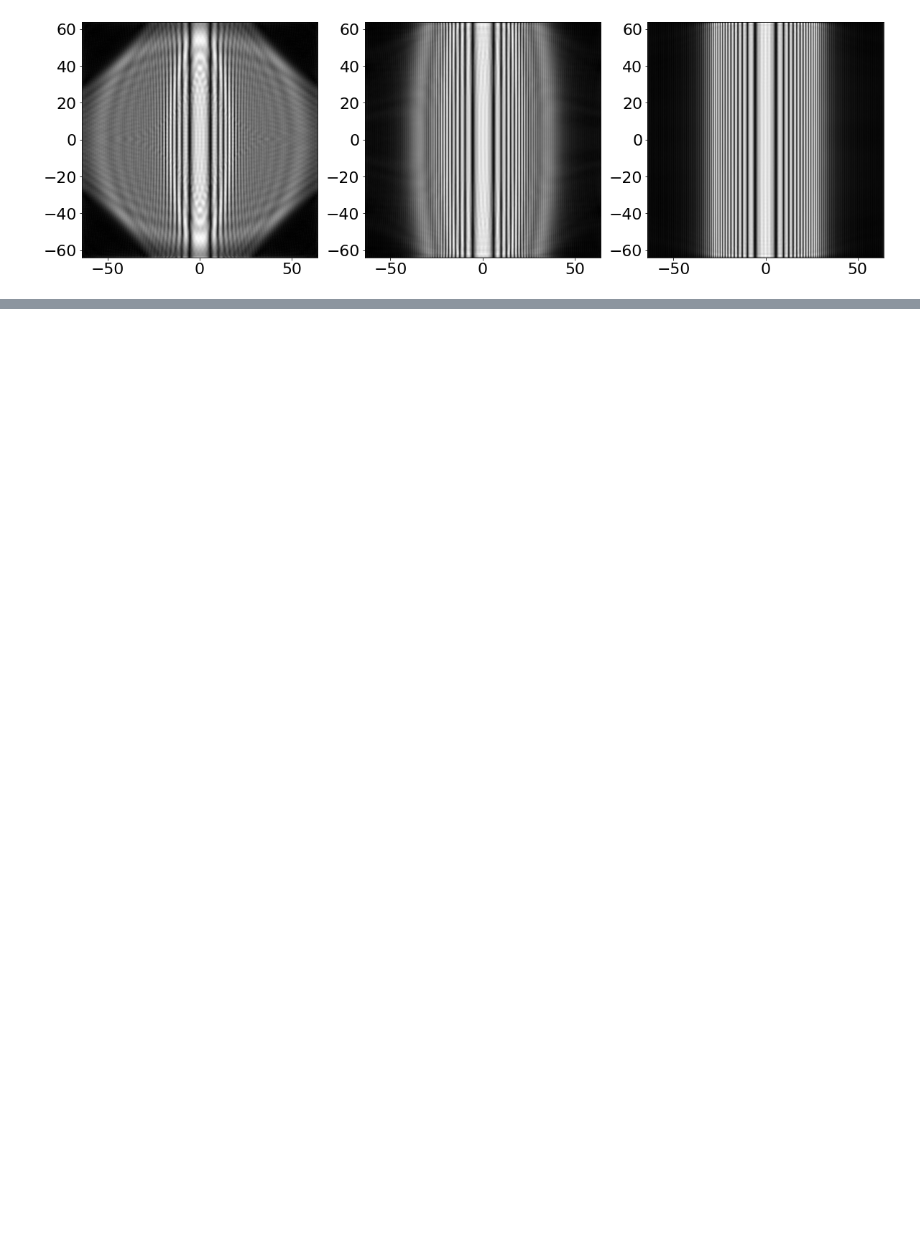
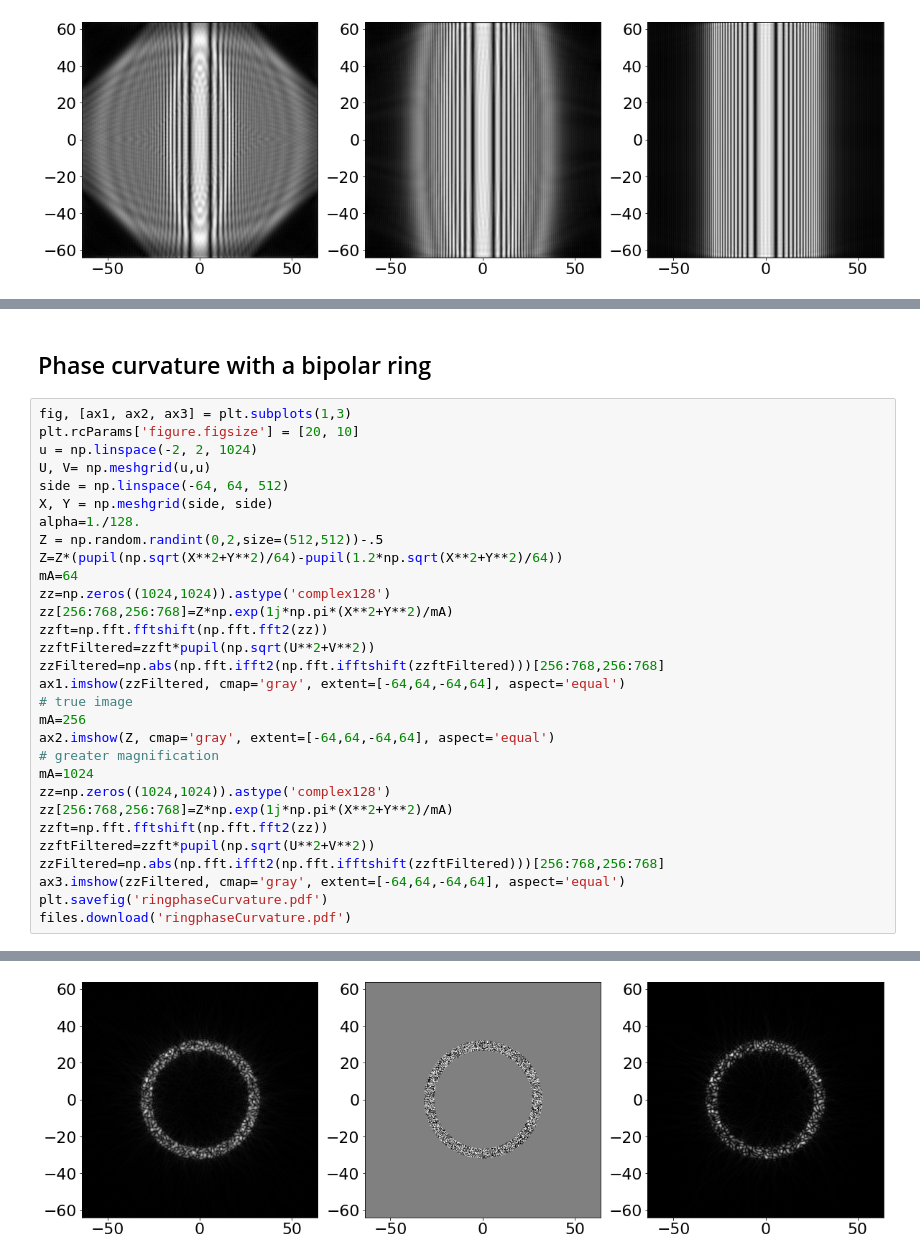
Before and after one commit to djbradyAtOpticalSciencesArizona/computationalImaging, a Jupyter notebook: waves/fourierAnalysisOfWaveImaging.ipynb, the cells around one changed output, grey strips where cells are left out. Saved outputs shown, nothing was run; the diff lists cells and outputs as text; blank space fills up the shorter version.

```diff
--- a/waves/fourierAnalysisOfWaveImaging.ipynb
+++ b/waves/fourierAnalysisOfWaveImaging.ipynb
@@ -226,0 +297,33 @@ files.download('phaseCurvature.pdf')
+# %% [markdown]
+## Phase curvature with a bipolar ring
+# %%
+fig, [ax1, ax2, ax3] = plt.subplots(1,3)
+plt.rcParams['figure.figsize'] = [20, 10]
+u = np.linspace(-2, 2, 1024)
+U, V= np.meshgrid(u,u)
+side = np.linspace(-64, 64, 512)
+X, Y = np.meshgrid(side, side)
+alpha=1./128.
+Z = np.random.randint(0,2,size=(512,512))-.5
+Z=Z*(pupil(np.sqrt(X**2+Y**2)/64)-pupil(1.2*np.sqrt(X**2+Y**2)/64))
+mA=64
+zz=np.zeros((1024,1024)).astype('complex128')
+zz[256:768,256:768]=Z*np.exp(1j*np.pi*(X**2+Y**2)/mA)
+zzft=np.fft.fftshift(np.fft.fft2(zz))
+zzftFiltered=zzft*pupil(np.sqrt(U**2+V**2))
+zzFiltered=np.abs(np.fft.ifft2(np.fft.ifftshift(zzftFiltered)))[256:768,256:768]
+ax1.imshow(zzFiltered, cmap='gray', extent=[-64,64,-64,64], aspect='equal')
+# true image
+mA=256
+ax2.imshow(Z, cmap='gray', extent=[-64,64,-64,64], aspect='equal')
+# greater magnification
+mA=1024
+zz=np.zeros((1024,1024)).astype('complex128')
+zz[256:768,256:768]=Z*np.exp(1j*np.pi*(X**2+Y**2)/mA)
+zzft=np.fft.fftshift(np.fft.fft2(zz))
+zzftFiltered=zzft*pupil(np.sqrt(U**2+V**2))
+zzFiltered=np.abs(np.fft.ifft2(np.fft.ifftshift(zzftFiltered)))[256:768,256:768]
+ax3.imshow(zzFiltered, cmap='gray', extent=[-64,64,-64,64], aspect='equal')
+plt.savefig('ringphaseCurvature.pdf')
+files.download('ringphaseCurvature.pdf')
+# %% [output]
@@ -226,0 +332 @@ files.download('phaseCurvature.pdf')
+[figure, added]
```
Also changed, not shown: parts of 9 cells of this notebook.
